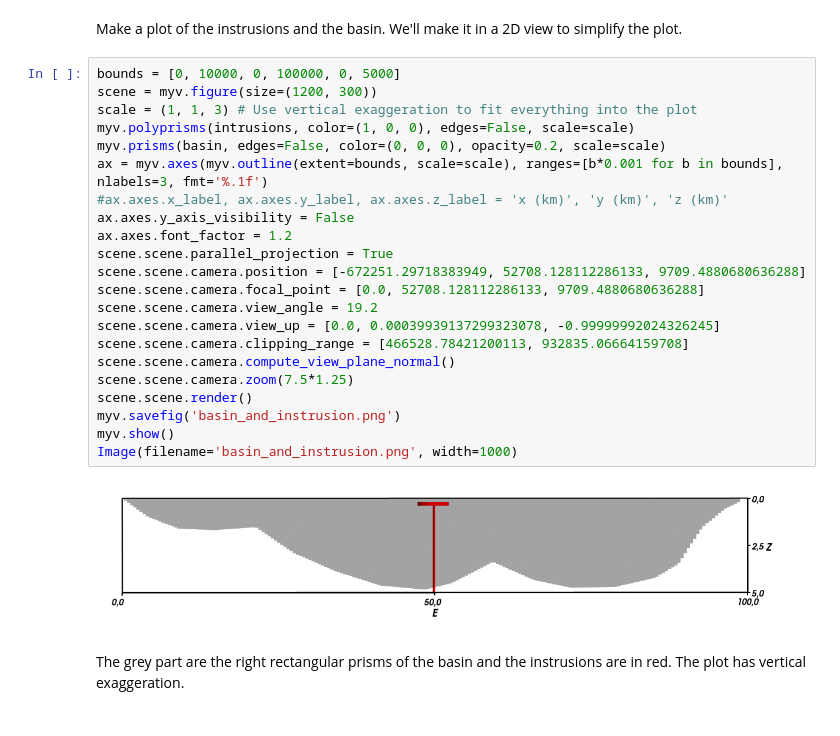
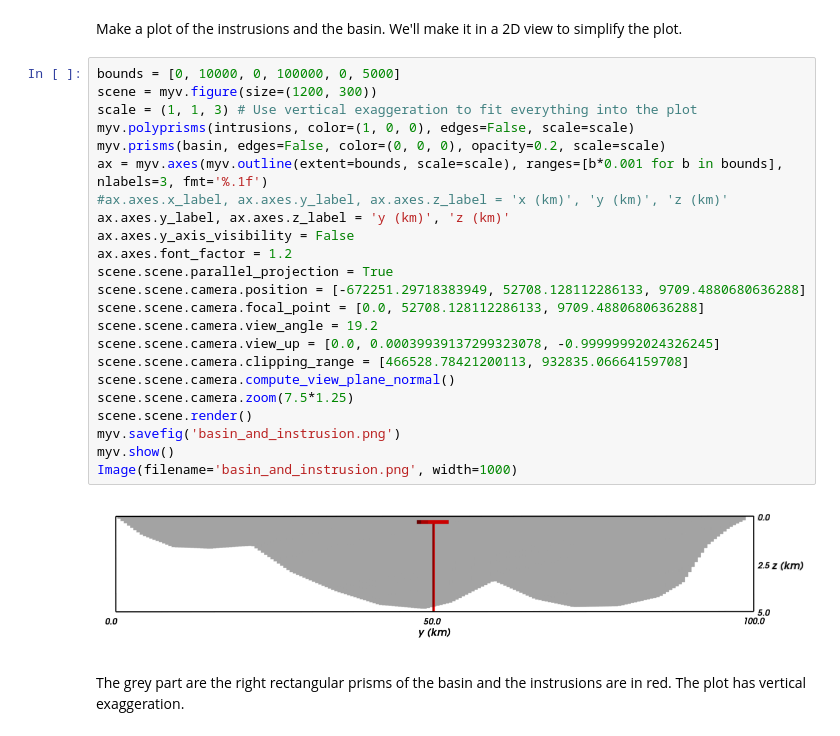
Before and after one commit to pinga-lab/Total-magnetization-of-spherical-bodies, a Jupyter notebook: notebooks/suppl_tests/complex/complex_test.ipynb, the cells around one changed output. Cells and saved outputs as stored; diff of their text form.

```diff
--- a/notebooks/suppl_tests/complex/complex_test.ipynb
+++ b/notebooks/suppl_tests/complex/complex_test.ipynb
@@ -280,27 +281,28 @@ Make a plot of the instrusions and the basin. We'll make it in a 2D view to simp
 # %%
 bounds = [0, 10000, 0, 100000, 0, 5000]
 scene = myv.figure(size=(1200, 300))
 scale = (1, 1, 3) # Use vertical exaggeration to fit everything into the plot
 myv.polyprisms(intrusions, color=(1, 0, 0), edges=False, scale=scale)
 myv.prisms(basin, edges=False, color=(0, 0, 0), opacity=0.2, scale=scale)
 ax = myv.axes(myv.outline(extent=bounds, scale=scale), ranges=[b*0.001 for b in bounds], nlabels=3, fmt='%.1f')
 #ax.axes.x_label, ax.axes.y_label, ax.axes.z_label = 'x (km)', 'y (km)', 'z (km)'
+ax.axes.y_label, ax.axes.z_label = 'y (km)', 'z (km)'
 ax.axes.y_axis_visibility = False
 ax.axes.font_factor = 1.2
 scene.scene.parallel_projection = True
 scene.scene.camera.position = [-672251.29718383949, 52708.128112286133, 9709.4880680636288]
 scene.scene.camera.focal_point = [0.0, 52708.128112286133, 9709.4880680636288]
 scene.scene.camera.view_angle = 19.2
 scene.scene.camera.view_up = [0.0, 0.00039939137299323078, -0.99999992024326245]
 scene.scene.camera.clipping_range = [466528.78421200113, 932835.06664159708]
 scene.scene.camera.compute_view_plane_normal()
 scene.scene.camera.zoom(7.5*1.25)
 scene.scene.render()
 myv.savefig('basin_and_instrusion.png')
 myv.show()
 Image(filename='basin_and_instrusion.png', width=1000)
 # %% [output]
-[figure, old version]
+[figure, new version]
 # %% [markdown]
 The grey part are the right rectangular prisms of the basin and the instrusions are in red. The plot has vertical exaggeration.
 # %% [markdown]
```
Also changed, not shown: parts of 4 cells of this notebook, 15 other files.
